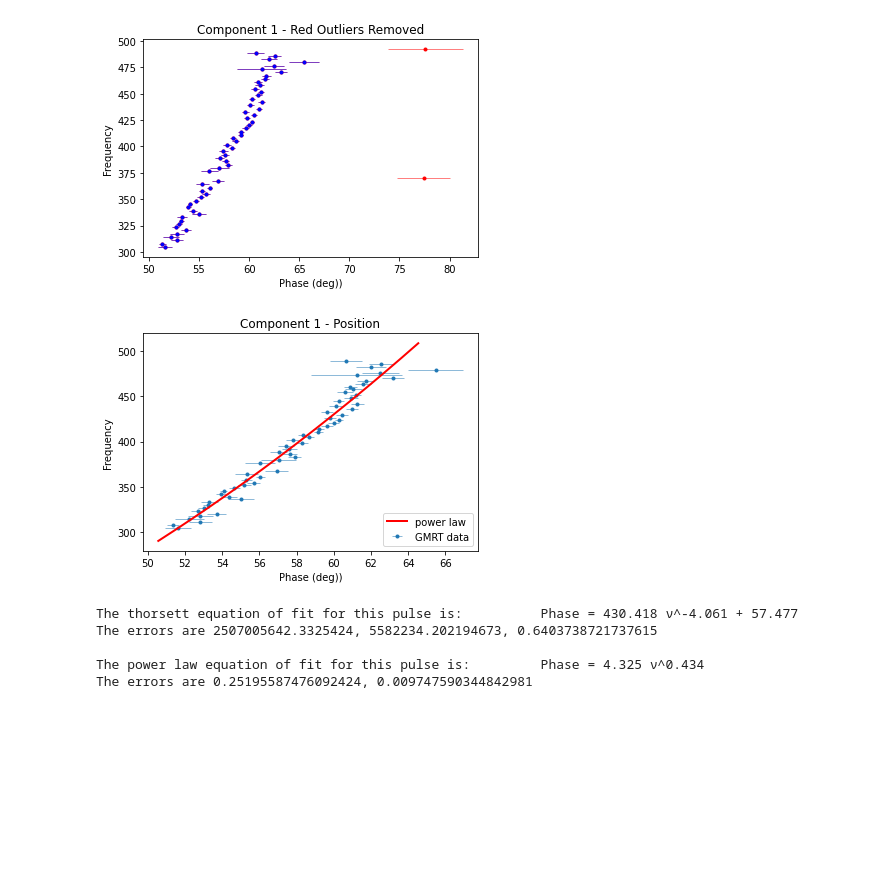
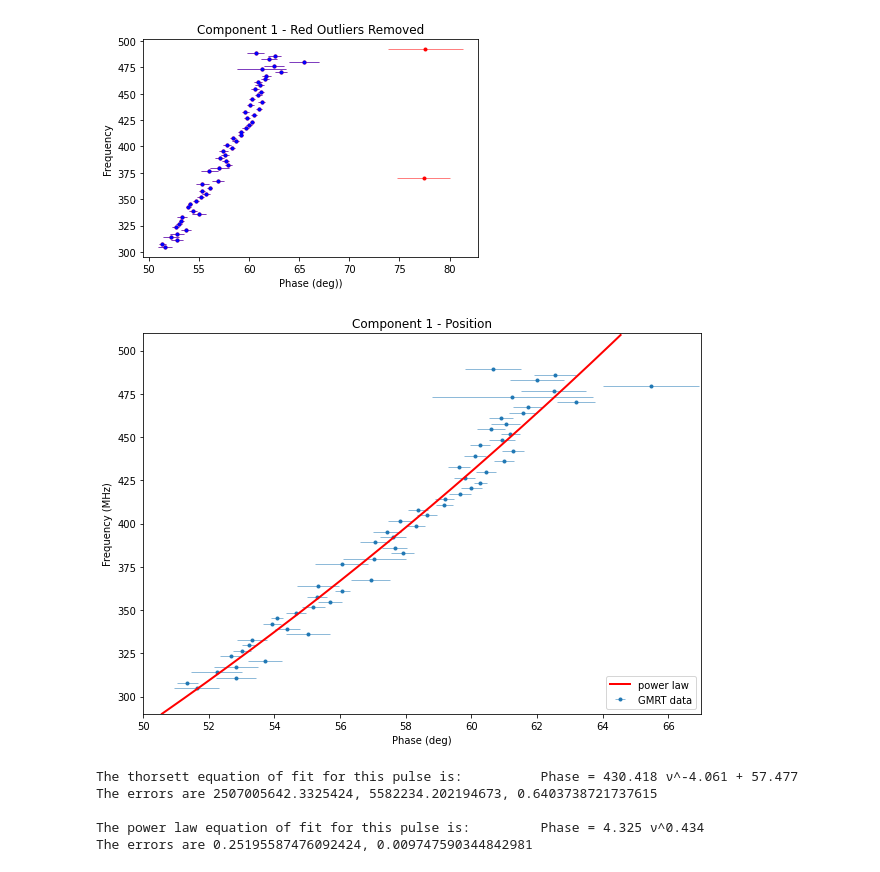
Before and after one commit to lisa53396/19SS-B0818-41, a Jupyter notebook: python_scripts/Component_Separation.ipynb, the cells around one changed output. Saved outputs shown, nothing was run; the diff lists cells and outputs as text; code cells hidden in the pictures; blank space fills up the shorter version.

```diff
--- a/python_scripts/Component_Separation.ipynb
+++ b/python_scripts/Component_Separation.ipynb
@@ -777,16 +773,17 @@ comp1_fitpl = powerlaw(y_range, *comp1_paramspl)
 comp1_fitpl2 = powerlaw(frequency_comp1, *comp1_paramspl)
 # %%
 #Graph points with the fit ontop
+py.figure(figsize=(10,7))
 py.errorbar(phase_comp1,frequency_comp1, xerr=comp1_err, fmt='.', lw=0.5, label='GMRT data', zorder=0)
 py.plot(comp1_fitpl,y_range, color='red',lw=2, label='power law', zorder=1)
 py.title('Component 1 - Position')
-py.xlabel('Phase (deg))')
-py.ylabel('Frequency')
+py.xlabel('Phase (deg)')
+py.ylabel('Frequency (MHz)')
 py.legend(loc='lower right')
-#py.axis([169,188,290,510])
+py.axis([50,67,290,510])
 py.savefig('figures/Comp1_pos.png')
 # %% [output]
-[figure, old version]
+[figure, new version]
 # %%
 print(f'The thorsett equation of fit for this pulse is: \t Phase = {comp1_params[0]:.3f} \u03BD^{comp1_params[1]:.3f} + {comp1_params[2]:.3f}')
 print(f'The errors are {comp1_fit_error[0]}, {comp1_fit_error[1]}, {comp1_fit_error[2]} \n')
```
Also changed, not shown: parts of 25 cells of this notebook, 12 other files.
